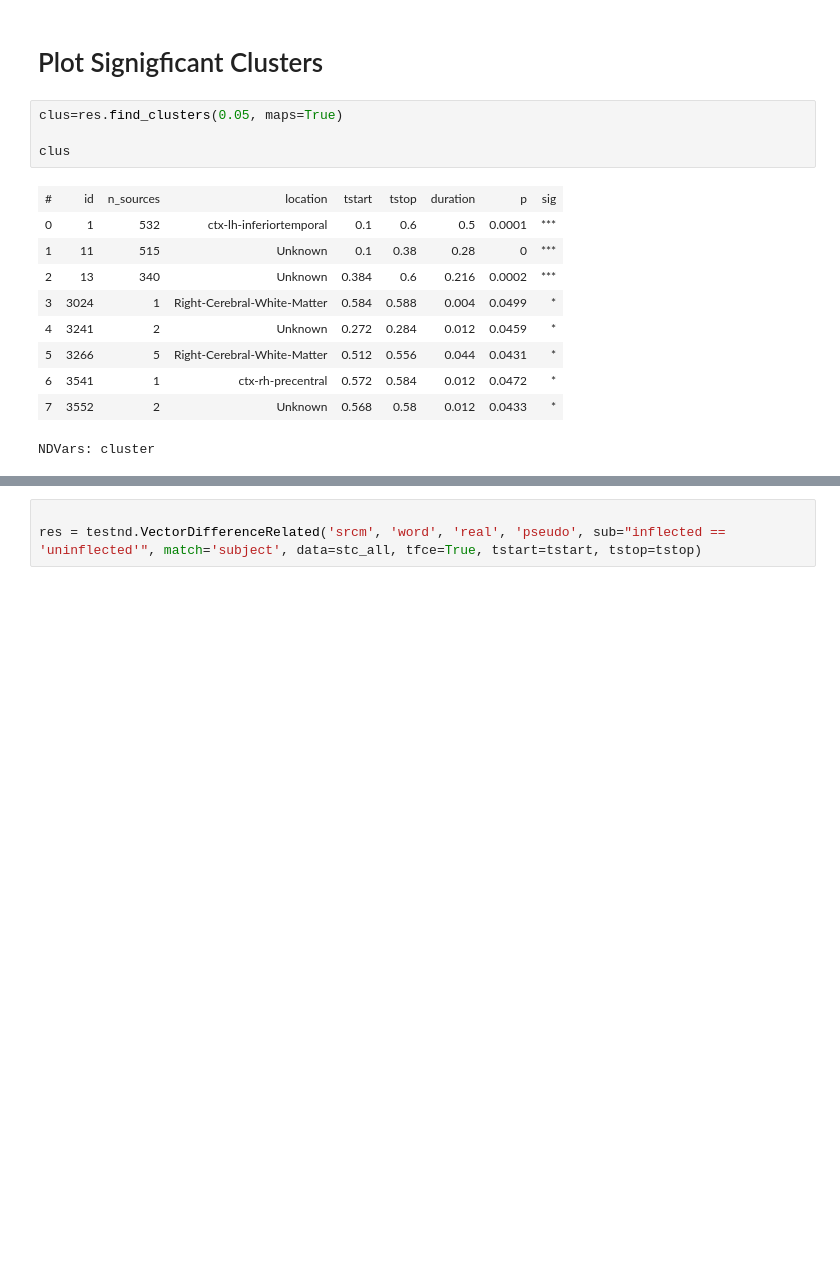
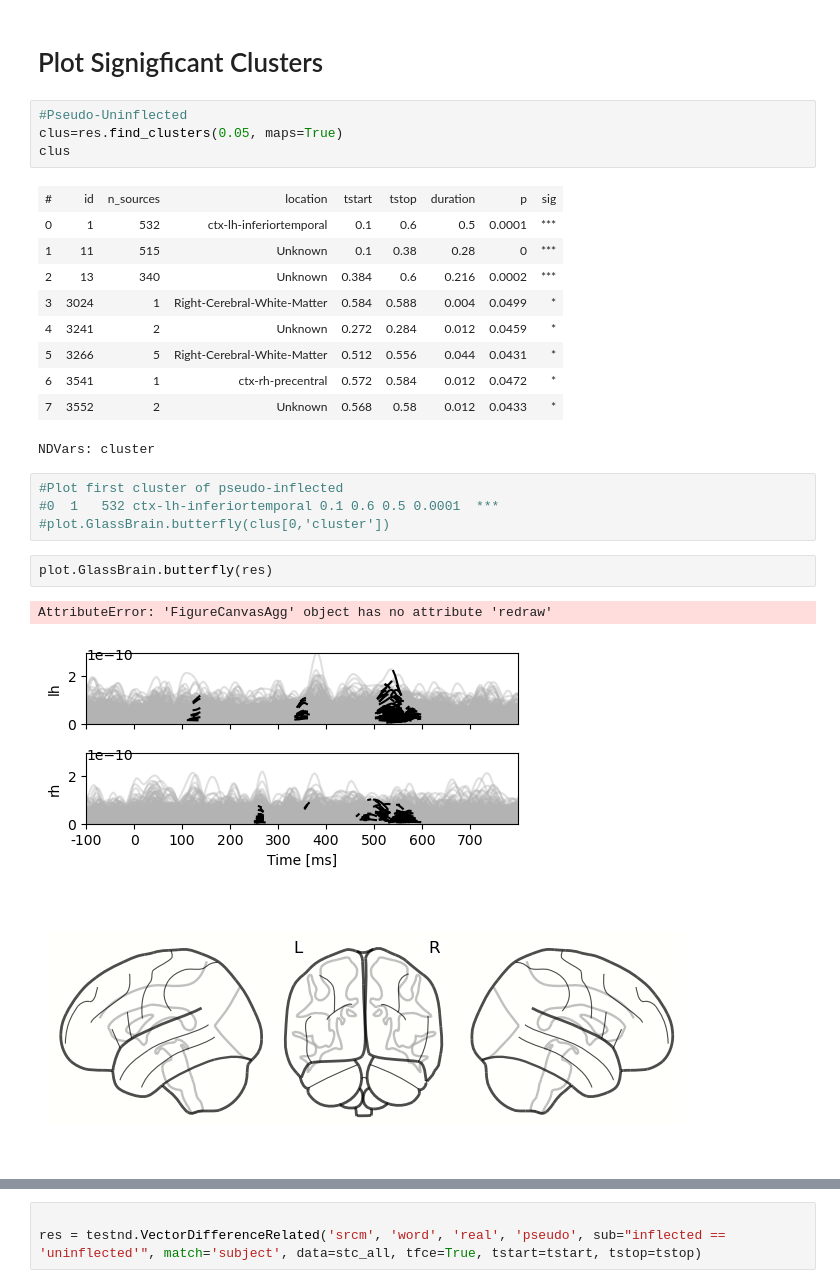
Before and after one commit to Maryamvalian/MEGAN, a Jupyter notebook: Volume_Based .ipynb, the cells around one changed output, grey strips where cells are left out. Cells and saved outputs as stored; diff of their text form; blank space fills up the shorter version.

```diff
--- a/Volume_Based .ipynb
+++ b/Volume_Based .ipynb
@@ -256,8 +256,8 @@ words: pseudouninflected
 # %% [markdown]
 # Plot Signigficant Clusters
 # %%
+#Pseudo-Uninflected
 clus=res.find_clusters(0.05, maps=True)
-
 clus
 # %% [output]
 | # | id | n_sources | location | tstart | tstop | duration | p | sig |
@@ -270,4 +270,14 @@ clus
 | 6 | 3541 | 1 | ctx-rh-precentral | 0.572 | 0.584 | 0.012 | 0.0472 | * |
 | 7 | 3552 | 2 | Unknown | 0.568 | 0.58 | 0.012 | 0.0433 | * |
 NDVars: cluster
+# %%
+#Plot first cluster of pseudo-inflected
+#0	1	532	ctx-lh-inferiortemporal	0.1	0.6	0.5	0.0001	***
+#plot.GlassBrain.butterfly(clus[0,'cluster'])
+# %%
+plot.GlassBrain.butterfly(res)
+# %% [output]
+AttributeError: 'FigureCanvasAgg' object has no attribute 'redraw'
+[figure, added]
+[figure, added]
 # %%
```
Also changed, not shown: parts of 15 cells of this notebook, 6 other files.
